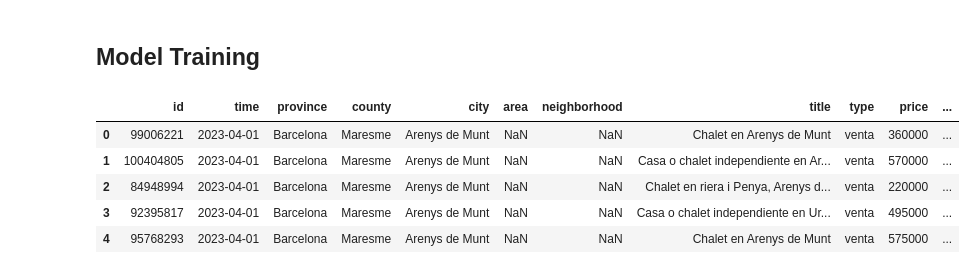
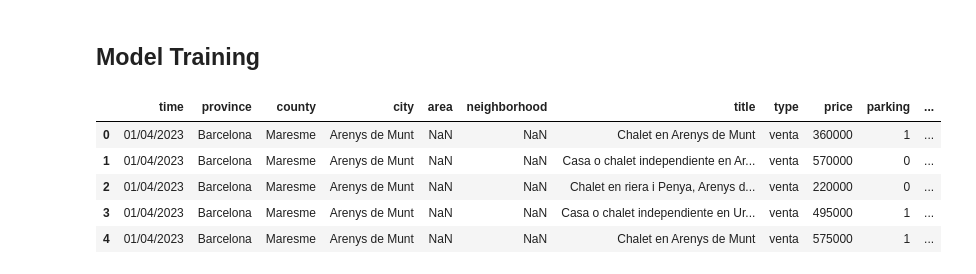
Before and after one commit to a-hersa/real-estate-price-prediction, a Jupyter notebook: notebooks/Model training.ipynb, the cells around one changed output. Drawn from its saved outputs; the diff is of its cells as text; code cells hidden in the pictures.

```diff
--- a/notebooks/Model training.ipynb
+++ b/notebooks/Model training.ipynb
@@ -11,13 +11,18 @@ from sklearn.preprocessing import OneHotEncoder
 # pipelines
 from sklearn.pipeline import Pipeline
 from sklearn.compose import ColumnTransformer
+
+pd.set_option('display.max_rows', 500)
+pd.set_option('display.max_columns', 500)
+pd.set_option('display.width', 1000)
+pd.set_option('display.max_colwidth', 100)
 # %%
-df = pd.read_csv('data/2023_04-data-maresme.csv')
+df=pd.read_csv('data/realestate.csv')
 df.head()
 # %% [output]
-|  | id | time | province | county | city | area | neighborhood | title | type | price | ... |
-| 0 | 99006221 | 2023-04-01 | Barcelona | Maresme | Arenys de Munt | NaN | NaN | Chalet en Arenys de Munt | venta | 360000 | ... |
-| 1 | 100404805 | 2023-04-01 | Barcelona | Maresme | Arenys de Munt | NaN | NaN | Casa o chalet independiente en Ar... | venta | 570000 | ... |
-| 2 | 84948994 | 2023-04-01 | Barcelona | Maresme | Arenys de Munt | NaN | NaN | Chalet en riera i Penya, Arenys d... | venta | 220000 | ... |
-| 3 | 92395817 | 2023-04-01 | Barcelona | Maresme | Arenys de Munt | NaN | NaN | Casa o chalet independiente en Ur... | venta | 495000 | ... |
-| 4 | 95768293 | 2023-04-01 | Barcelona | Maresme | Arenys de Munt | NaN | NaN | Chalet en Arenys de Munt | venta | 575000 | ... |
+|  | time | province | county | city | area | neighborhood | title | type | price | parking | ... |
+| 0 | 01/04/2023 | Barcelona | Maresme | Arenys de Munt | NaN | NaN | Chalet en Arenys de Munt | venta | 360000 | 1 | ... |
+| 1 | 01/04/2023 | Barcelona | Maresme | Arenys de Munt | NaN | NaN | Casa o chalet independiente en Ar... | venta | 570000 | 0 | ... |
+| 2 | 01/04/2023 | Barcelona | Maresme | Arenys de Munt | NaN | NaN | Chalet en riera i Penya, Arenys d... | venta | 220000 | 0 | ... |
+| 3 | 01/04/2023 | Barcelona | Maresme | Arenys de Munt | NaN | NaN | Casa o chalet independiente en Ur... | venta | 495000 | 1 | ... |
+| 4 | 01/04/2023 | Barcelona | Maresme | Arenys de Munt | NaN | NaN | Chalet en Arenys de Munt | venta | 575000 | 1 | ... |
```
Also changed, not shown: parts of 34 cells of this notebook, 6 other files.
